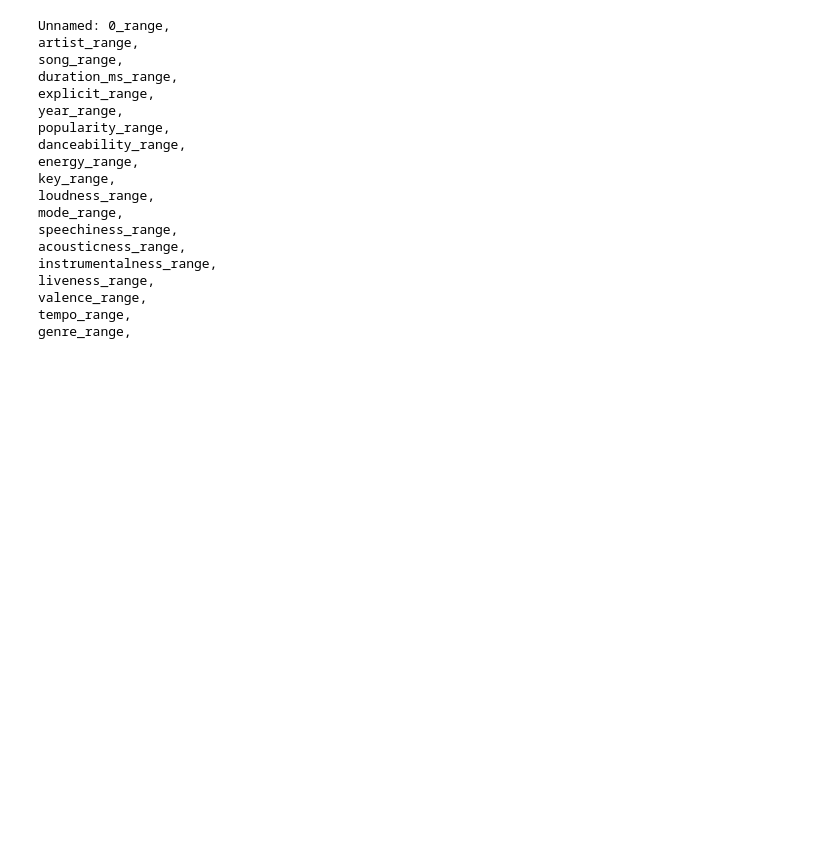
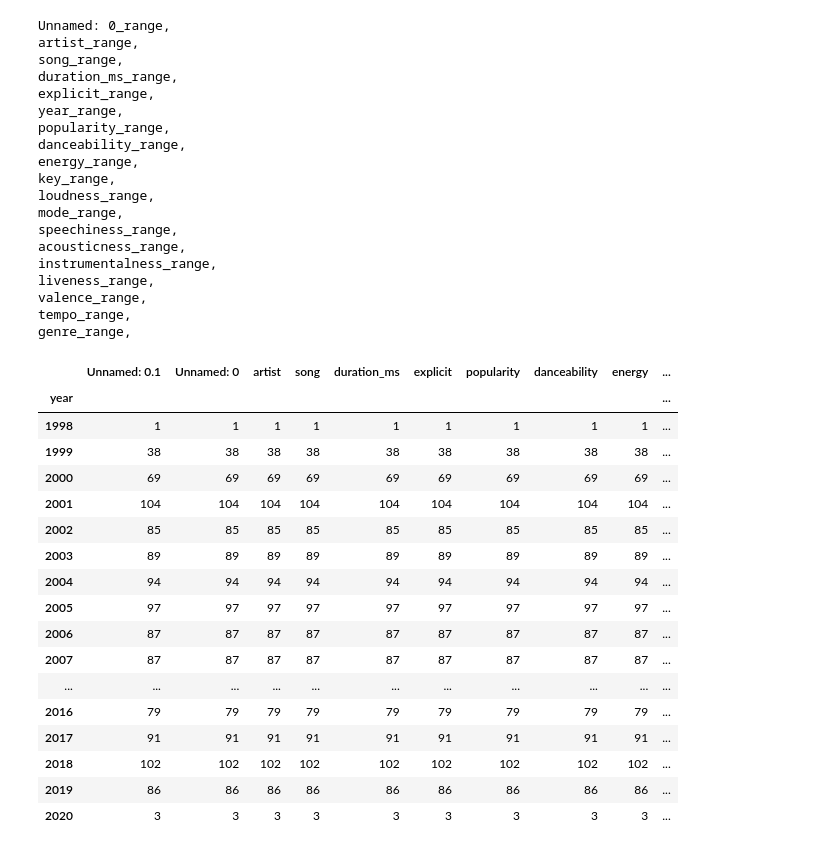
Before and after one commit to IVDA-TXYZ/IVDA_Dash_Project, a Jupyter notebook: Formal Code/Dataset_view.ipynb, the cells around one changed output. Saved outputs shown, nothing was run; the diff lists cells and outputs as text; code cells hidden in the pictures; blank space fills up the shorter version.

```diff
--- a/Formal Code/Dataset_view.ipynb
+++ b/Formal Code/Dataset_view.ipynb
@@ -169,3 +169,24 @@ liveness_range,
 valence_range,
 tempo_range,
 genre_range,
+# %%
+df.groupby(by='year').count()
+# %% [output]
+|  | Unnamed: 0.1 | Unnamed: 0 | artist | song | duration_ms | explicit | popularity | danceability | energy | ... |
+| year |  |  |  |  |  |  |  |  |  | ... |
+| 1998 | 1 | 1 | 1 | 1 | 1 | 1 | 1 | 1 | 1 | ... |
+| 1999 | 38 | 38 | 38 | 38 | 38 | 38 | 38 | 38 | 38 | ... |
+| 2000 | 69 | 69 | 69 | 69 | 69 | 69 | 69 | 69 | 69 | ... |
+| 2001 | 104 | 104 | 104 | 104 | 104 | 104 | 104 | 104 | 104 | ... |
+| 2002 | 85 | 85 | 85 | 85 | 85 | 85 | 85 | 85 | 85 | ... |
+| 2003 | 89 | 89 | 89 | 89 | 89 | 89 | 89 | 89 | 89 | ... |
+| 2004 | 94 | 94 | 94 | 94 | 94 | 94 | 94 | 94 | 94 | ... |
+| 2005 | 97 | 97 | 97 | 97 | 97 | 97 | 97 | 97 | 97 | ... |
+| 2006 | 87 | 87 | 87 | 87 | 87 | 87 | 87 | 87 | 87 | ... |
+| 2007 | 87 | 87 | 87 | 87 | 87 | 87 | 87 | 87 | 87 | ... |
+| ... | ... | ... | ... | ... | ... | ... | ... | ... | ... | ... |
+| 2016 | 79 | 79 | 79 | 79 | 79 | 79 | 79 | 79 | 79 | ... |
+| 2017 | 91 | 91 | 91 | 91 | 91 | 91 | 91 | 91 | 91 | ... |
+| 2018 | 102 | 102 | 102 | 102 | 102 | 102 | 102 | 102 | 102 | ... |
+| 2019 | 86 | 86 | 86 | 86 | 86 | 86 | 86 | 86 | 86 | ... |
+| 2020 | 3 | 3 | 3 | 3 | 3 | 3 | 3 | 3 | 3 | ... |
```
Also changed, not shown: 4 other files.
